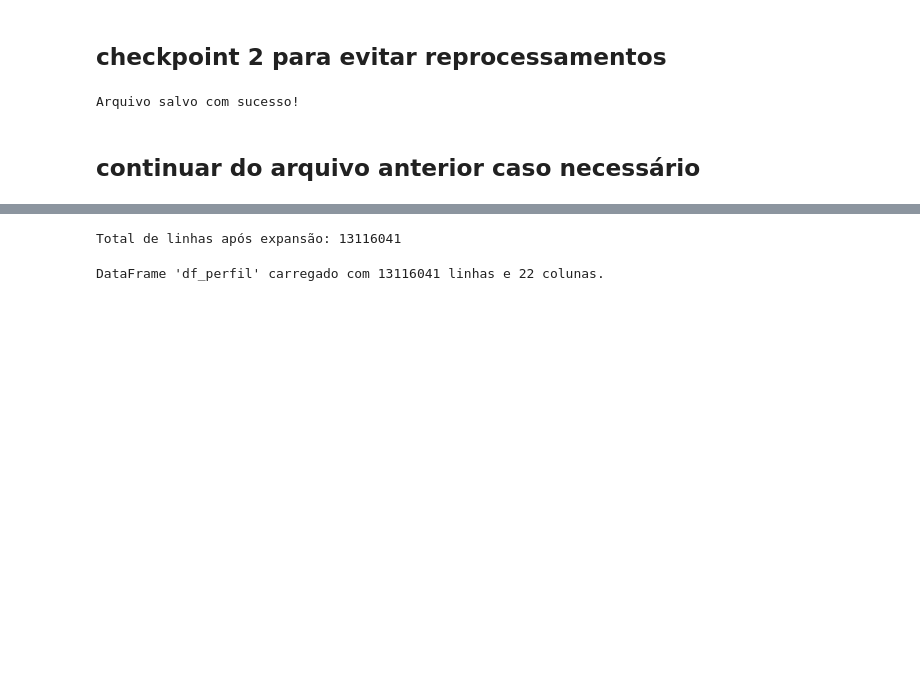
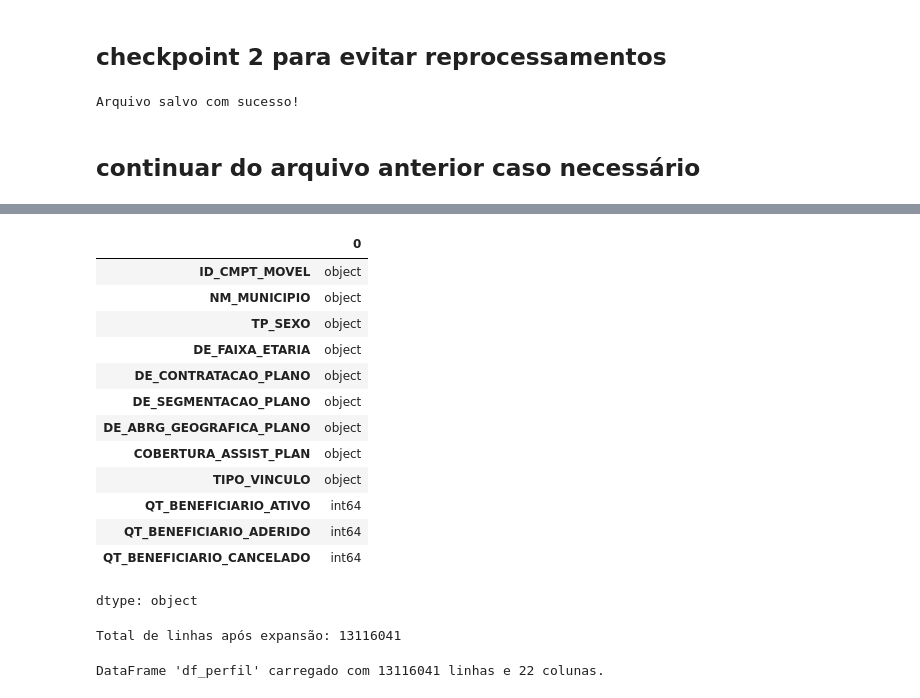
Before and after one commit to LUISTHOMAS77/projeto_aplicado, a Jupyter notebook: Cópia_de_PROJETO_APLICADO_bkp.ipynb, the cells around one changed output, grey strips where cells are left out. Drawn from its saved outputs; the diff is of its cells as text; code cells hidden in the pictures; blank space fills up the shorter version.

```diff
--- a/Cópia_de_PROJETO_APLICADO_bkp.ipynb
+++ b/Cópia_de_PROJETO_APLICADO_bkp.ipynb
@@ -132,3 +776,20 @@ Arquivo salvo com sucesso!
+# %%
+df_perfil.dtypes
+# %% [output]
+|  | 0 |
+| ID_CMPT_MOVEL | object |
+| NM_MUNICIPIO | object |
+| TP_SEXO | object |
+| DE_FAIXA_ETARIA | object |
+| DE_CONTRATACAO_PLANO | object |
+| DE_SEGMENTACAO_PLANO | object |
+| DE_ABRG_GEOGRAFICA_PLANO | object |
+| COBERTURA_ASSIST_PLAN | object |
+| TIPO_VINCULO | object |
+| QT_BENEFICIARIO_ATIVO | int64 |
+| QT_BENEFICIARIO_ADERIDO | int64 |
+| QT_BENEFICIARIO_CANCELADO | int64 |
+dtype: object
 # %%
 # Coluna que contém a frequência (os números inteiros)
 coluna_frequencia = 'QT_BENEFICIARIO_ATIVO'
```
Also changed, not shown: parts of 41 cells of this notebook.
